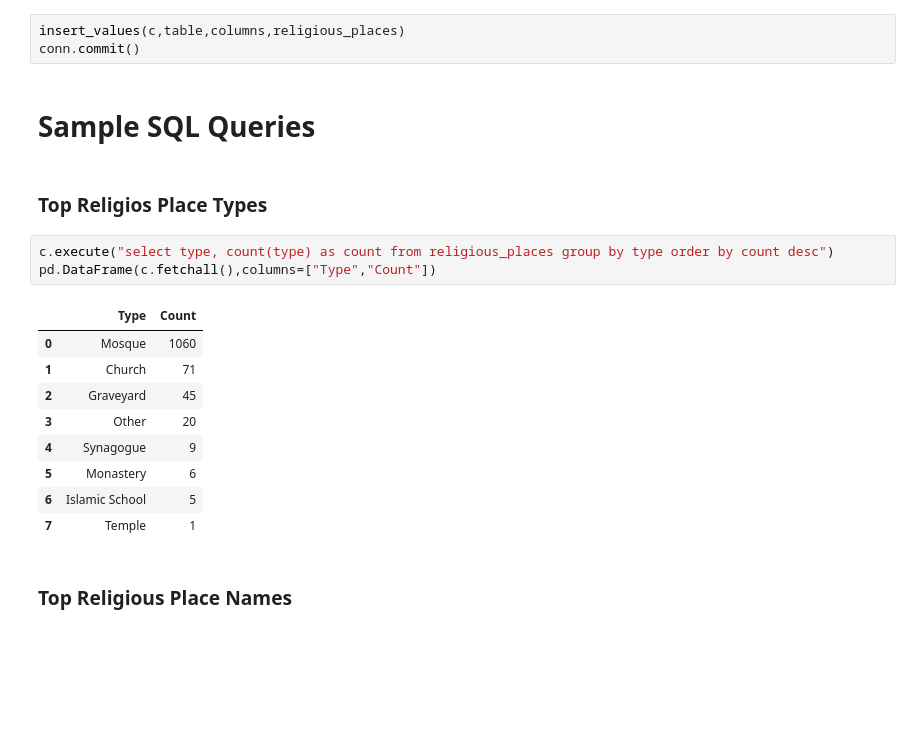
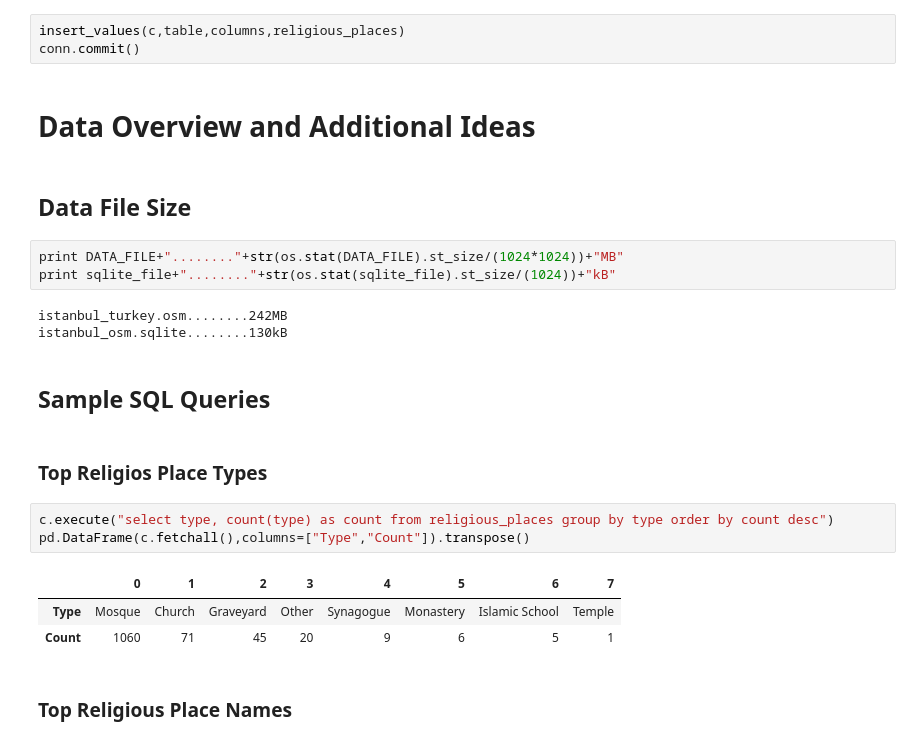
Before and after one commit to ftkurt/data-analyst-project-portfolio, a Jupyter notebook: udacity-data-analyst-nanodegree/project-4/Open-Street-Map.ipynb, the cells around one changed output. Drawn from its saved outputs; the diff is of its cells as text; blank space fills up the shorter version.

```diff
--- a/udacity-data-analyst-nanodegree/project-4/Open-Street-Map.ipynb
+++ b/udacity-data-analyst-nanodegree/project-4/Open-Street-Map.ipynb
@@ -673,23 +448,27 @@ def insert_values(cursor,table,columns,values):
 # %%
 insert_values(c,table,columns,religious_places)
 conn.commit()
+# %% [markdown]
+# Data Overview and Additional Ideas
+# %% [markdown]
+## Data File Size
+# %%
+print DATA_FILE+"........"+str(os.stat(DATA_FILE).st_size/(1024*1024))+"MB"
+print sqlite_file+"........"+str(os.stat(sqlite_file).st_size/(1024))+"kB"
+# %% [output]
+istanbul_turkey.osm........242MB
+istanbul_osm.sqlite........130kB
 # %% [markdown]
-# Sample SQL Queries
+## Sample SQL Queries
 # %% [markdown]
 ### Top Religios Place Types
 # %%
 c.execute("select type, count(type) as count from religious_places group by type order by count desc")
-pd.DataFrame(c.fetchall(),columns=["Type","Count"])
+pd.DataFrame(c.fetchall(),columns=["Type","Count"]).transpose()
 # %% [output]
-|  | Type | Count |
-| 0 | Mosque | 1060 |
-| 1 | Church | 71 |
-| 2 | Graveyard | 45 |
-| 3 | Other | 20 |
-| 4 | Synagogue | 9 |
-| 5 | Monastery | 6 |
-| 6 | Islamic School | 5 |
-| 7 | Temple | 1 |
+|  | 0 | 1 | 2 | 3 | 4 | 5 | 6 | 7 |
+| Type | Mosque | Church | Graveyard | Other | Synagogue | Monastery | Islamic School | Temple |
+| Count | 1060 | 71 | 45 | 20 | 9 | 6 | 5 | 1 |
 # %% [markdown]
 ### Top Religious Place Names
 # %%
```
Also changed, not shown: parts of 45 cells of this notebook, 2 other files.
